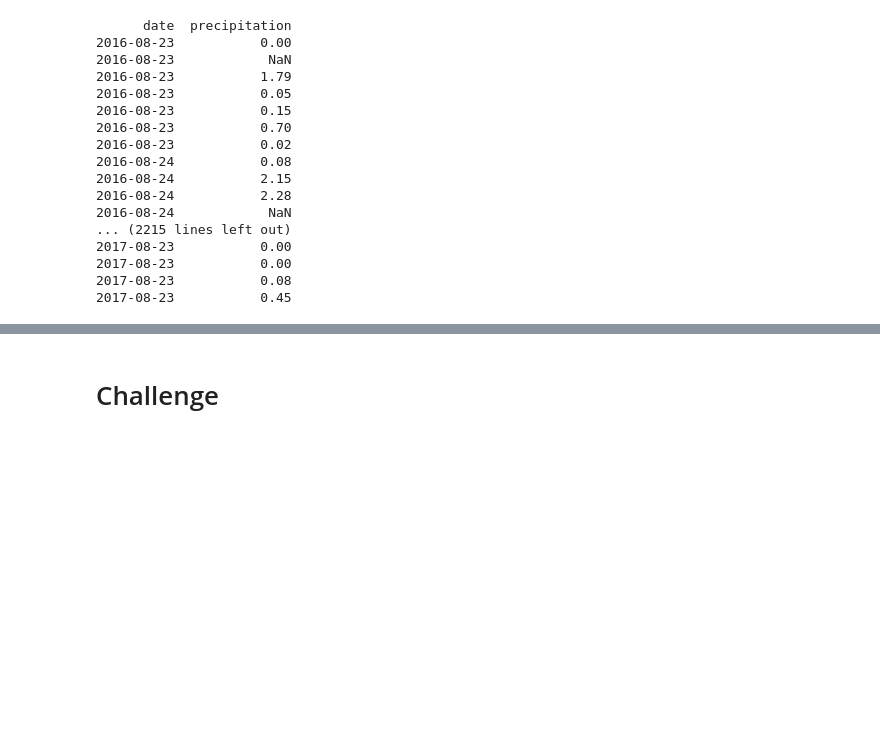
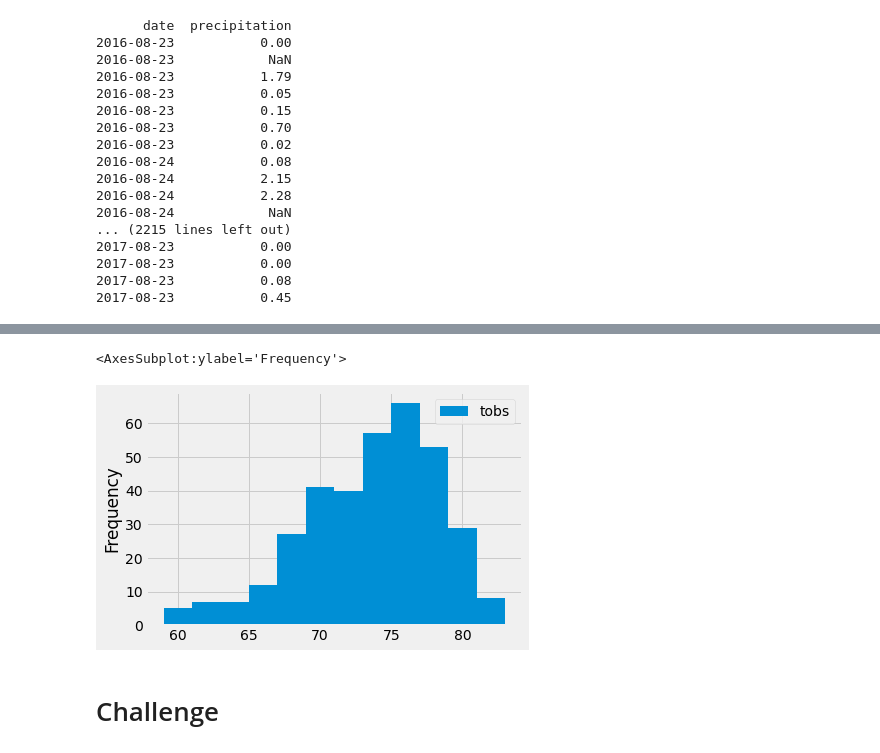
Before and after one commit to mjkleineck/surfs_up, a Jupyter notebook: climate_analysis.ipynb, the cells around one changed output, grey strips where cells are left out. Saved outputs shown, nothing was run; the diff lists cells and outputs as text; code cells hidden in the pictures; blank space fills up the shorter version.

```diff
--- a/climate_analysis.ipynb
+++ b/climate_analysis.ipynb
@@ -131,3 +165,7 @@ print(df.to_string(index=False))
 # %%
 # Choose the station with the highest number of temperature observations.
 # Query the last 12 months of temperature observation data for this station and plot the results as a histogram
+results = session.query(Measurement.tobs).\
+filter(Measurement.station == 'USC00519281').\
+filter(Measurement.date >= prev_year).all()
+print(results)
@@ -133,0 +174,4 @@ print(df.to_string(index=False))
+# %%
+# Create a DataFrame
+df = pd.DataFrame(results, columns=['tobs'])
+print(df.to_string(index=False))
@@ -134,3 +196,9 @@ print(df.to_string(index=False))
+# %%
+# Plot the data in a histogram
+df.plot.hist(bins=12)
+# %% [output]
+<AxesSubplot:ylabel='Frequency'>
+[figure, added]
 # %%
 # Write a function called `calc_temps` that will accept start date and end date in the format '%Y-%m-%d'
 # and return the minimum, average, and maximum temperatures for that range of dates
```
Also changed, not shown: parts of 7 cells of this notebook.
